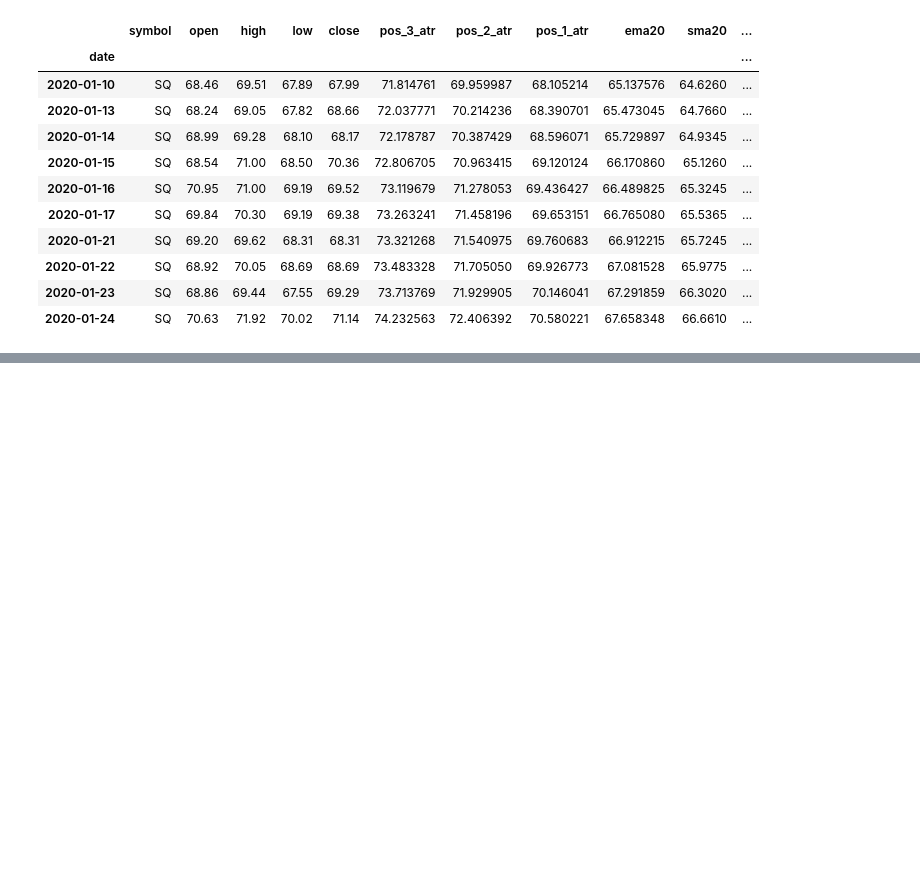
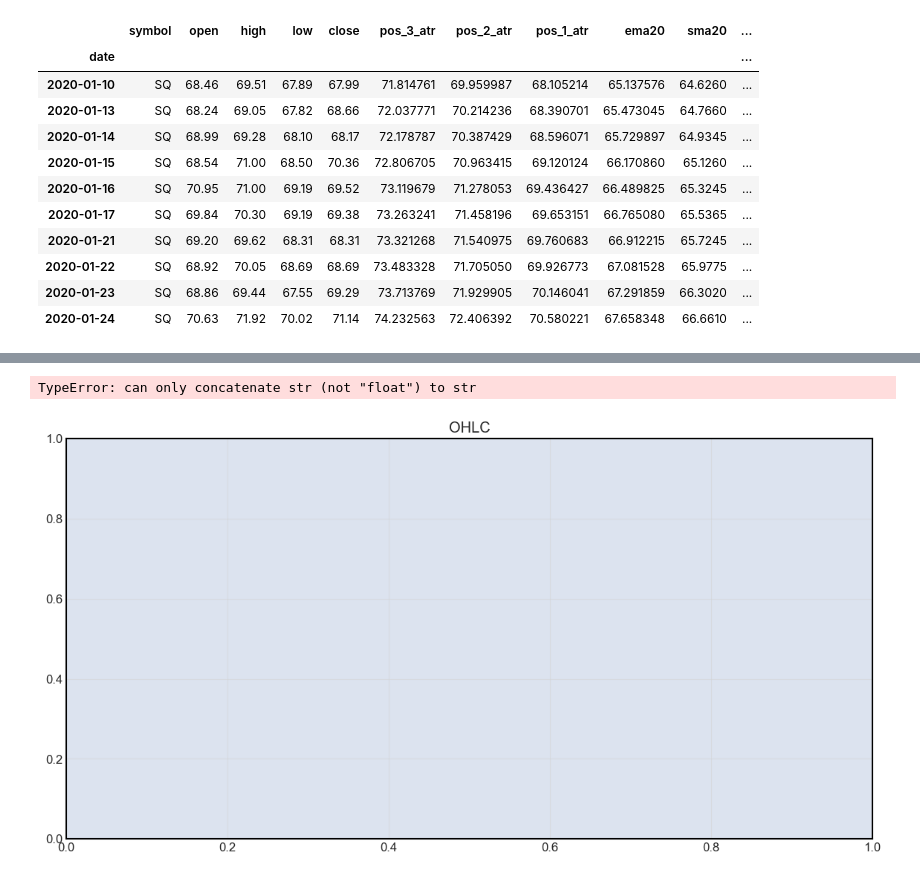
Before and after one commit to vivekanandjoshi/ds, a Jupyter notebook: UpWork_OHLC.ipynb, the cells around one changed output, grey strips where cells are left out. Saved outputs shown, nothing was run; the diff lists cells and outputs as text; code cells hidden in the pictures; blank space fills up the shorter version.

```diff
--- a/UpWork_OHLC.ipynb
+++ b/UpWork_OHLC.ipynb
@@ -66,0 +67,5 @@ plt.show()
+# %%
+colorup='#77d879', colordown='#db3f3f'
+# %% [output]
+TypeError: can only concatenate str (not "float") to str
+[figure, added]
```
Also changed, not shown: parts of 1 cell of this notebook.
